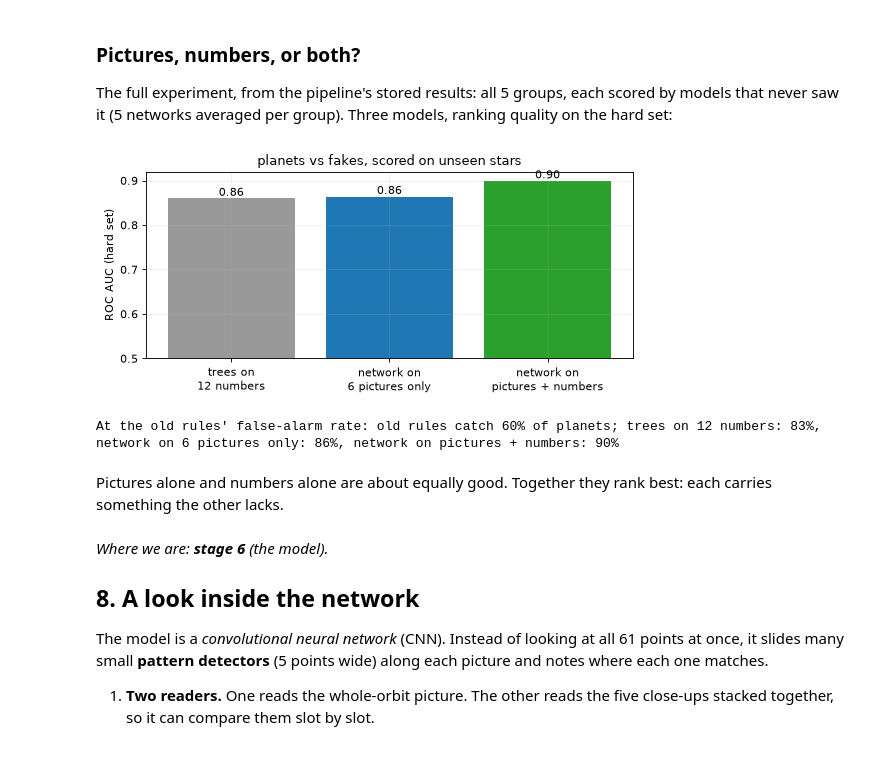
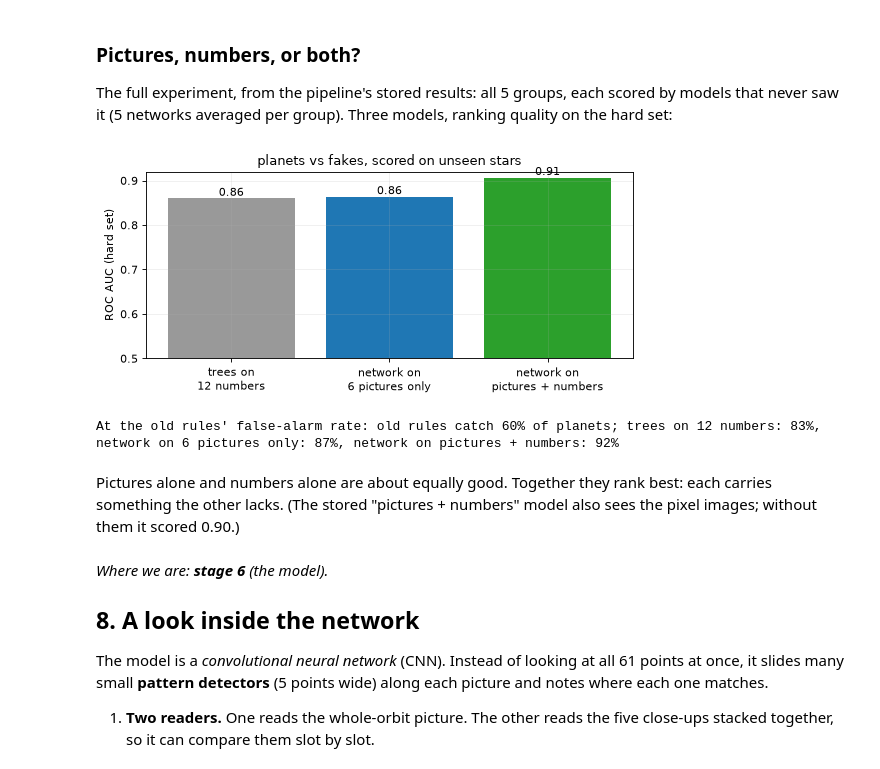
Before and after one commit to MikaVohl/exoplanets, a Jupyter notebook: notebooks/04_shape_model_walkthrough.ipynb, the cells around one changed output. Cells and saved outputs as stored; diff of their text form; code cells hidden in the pictures.

```diff
--- a/notebooks/03_shape_model_walkthrough.ipynb
+++ b/notebooks/04_shape_model_walkthrough.ipynb
@@ -342,18 +344,18 @@ NAMES = {'global': 'whole orbit', 'local': 'close-up', 'odd': 'odd dips', 'even'
 snap = {}
 for k in 'ABC':
     r = ex[k]
-    snap[k], ok = m7.signal_views(lcs[k], r.period, r.t0, r.duration_h / 24)
+    snap[k], ok = m4.signal_views(lcs[k], r.period, r.t0, r.duration_h / 24)
     assert ok
     for name in NAMES:
         assert np.allclose(snap[k][name], npz[name][r.view_row], atol=1e-4), (k, name)
 print('rebuilt snapshots match the stored ones for A, B and C')
 
-x_local = np.linspace(-2, 2, m7.LOCAL_BINS)   # in dip lengths
+x_local = np.linspace(-2, 2, m4.LOCAL_BINS)   # in dip lengths
 fig, axes = plt.subplots(3, 6, figsize=(15, 6.5))
 for i, k in enumerate('ABC'):
     for j, name in enumerate(NAMES):
         ax = axes[i, j]
-        x = np.linspace(-0.5, 0.5, m7.GLOBAL_BINS) if name == 'global' else x_local
+        x = np.linspace(-0.5, 0.5, m4.GLOBAL_BINS) if name == 'global' else x_local
         ax.plot(x, snap[k][name], color=COLORS[k], lw=1.2)
         if name != 'centroid':
             ax.set_ylim(-1.3, 0.3)
@@ -415,11 +417,11 @@ The search's checking code (`tess_hunt.search.vet_signal`) measures each dip on
 Some measurements are given **per dip**: divided by the square root of the number of dips. Why? Combining more dips makes any signal look stronger (noise shrinks like 1/√(number of dips)). And NASA watches planet stars longer, so they have more dips. Without this correction, the model could learn "more data means planet", which is useless. Dividing by √(dips) gives roughly the strength of one typical dip.
 # %%
 def measure_data(path_list):
-    # The 10-minute data the measurements are made on (as in 05_build_dataset.search_star), per sector
+    # The 10-minute data the measurements are made on (as in 02_build_dataset.search_star), per sector
     parts = []
     for p in path_list:
         try:
-            parts.append(m5.preprocess(p, m5.CONFIG)[0])
+            parts.append(m2.preprocess(p, m2.CONFIG)[0])
         except ValueError:          # sector rejected by the quality checks
             pass
     return {k: np.concatenate([d[k] for d in parts]) for k in ['time', 'flux', 'error', 'centroid1', 'centroid2']}, parts
@@ -497,7 +499,7 @@ dm = mdata['A']
 x = phase_offset(dm['time'], P, T0) * 24
 w = np.abs(x) < 3 * A.duration_h
 ax.plot(x[w], dm['flux'][w], '.', ms=1.5, alpha=.25, color='0.5')
-b, _ = m7.binned(x[w], dm['flux'][w], -3 * A.duration_h, 3 * A.duration_h, 61)
+b, _ = m4.binned(x[w], dm['flux'][w], -3 * A.duration_h, 3 * A.duration_h, 61)
 ax.plot(np.linspace(-3, 3, 61) * A.duration_h, b, color=COLORS['A'], lw=2)
 base_A = np.median(dm['flux'][np.abs(x) > A.duration_h])
 ax.axhline(base_A, color='k', lw=.8); ax.axhline(base_A - A.depth_ppm / 1e6, color='k', lw=.8, ls='--')
@@ -608,7 +610,7 @@ r = ex['D']; x, fl, cyc = folded_hours('D'); win3 = np.abs(x) < 2.5 * r.duration
 events = pd.DataFrame(vet['D']['events'])
 for parity, lab, c in [(1, 'odd dips', 'tab:purple'), (0, 'even dips', 'tab:cyan')]:
     s = win3 & (cyc % 2 == parity)
-    b, _ = m7.binned(x[s], fl[s], -2.5 * r.duration_h, 2.5 * r.duration_h, 41)
+    b, _ = m4.binned(x[s], fl[s], -2.5 * r.duration_h, 2.5 * r.duration_h, 41)
     ax.plot(np.linspace(-2.5, 2.5, 41) * r.duration_h, b, color=c, lw=2, label=lab)
     e = events[events.cycle % 2 == parity]
     depth, _ = weighted_mean(e.depth.values, e.depth_error.values)
@@ -622,7 +624,7 @@ lowest = []
 for shift, lab, c in [(0, 'main dip', '0.6'), (0.5, 'halfway point', COLORS['B'])]:
     x, fl, _ = folded_hours('B', shift); s = np.abs(x) < 2.5 * r.duration_h
     ax.plot(x[s], fl[s], '.', ms=1.5, alpha=.2, color=c)
-    b, _ = m7.binned(x[s], fl[s], -2.5 * r.duration_h, 2.5 * r.duration_h, 41)
+    b, _ = m4.binned(x[s], fl[s], -2.5 * r.duration_h, 2.5 * r.duration_h, 41)
     ax.plot(np.linspace(-2.5, 2.5, 41) * r.duration_h, b, color=c, lw=2, label=lab)
     lowest.append(b.min())
 ax.legend(fontsize=8, loc='lower left')
@@ -912,23 +914,23 @@ The full experiment, from the pipeline's stored results: all 5 groups, each scor
 # %%
 results = {}
 for col, name in [('gbt', 'trees on\n12 numbers'), ('views', 'network on\n6 pictures only'),
                   ('views_features', 'network on\npictures + numbers')]:
-    results[name], _ = m6.fold_stats(df, df[col].values, df.fold.values, df.hard.values)
+    results[name], _ = m3.fold_stats(df, df[col].values, df.fold.values, df.hard.values)
 fig, ax = plt.subplots(figsize=(7, 3.3))
 bars = ax.bar(list(results), [m.roc_auc for m in results.values()], color=['0.6', 'tab:blue', 'tab:green'])
 ax.bar_label(bars, fmt='%.2f')
 ax.set(ylim=(0.5, 0.92), ylabel='ROC AUC (hard set)', title='planets vs fakes, scored on unseen stars')
 plt.tight_layout(); plt.show()
 auc = [m.roc_auc for m in results.values()]
 assert auc[2] > max(auc[:2])
 rules = next(iter(results.values())).rules_planets_caught
 print(f"At the old rules' false-alarm rate: old rules catch {rules:.0%} of planets; "
       + ', '.join(f"{n.replace(chr(10), ' ')}: {m.model_planets_caught:.0%}" for n, m in results.items()))
 # %% [output]
-[figure, old version]
+[figure, new version]
-At the old rules' false-alarm rate: old rules catch 60% of planets; trees on 12 numbers: 83%, network on 6 pictures only: 86%, network on pictures + numbers: 90%
+At the old rules' false-alarm rate: old rules catch 60% of planets; trees on 12 numbers: 83%, network on 6 pictures only: 87%, network on pictures + numbers: 92%
 # %% [markdown]
-Pictures alone and numbers alone are about equally good. Together they rank best: each carries something the other lacks.
+Pictures alone and numbers alone are about equally good. Together they rank best: each carries something the other lacks. (The stored "pictures + numbers" model also sees the pixel images; without them it scored 0.90.)
 # %% [markdown]
 *Where we are: **stage 6** (the model).*
 
```
Also changed, not shown: parts of 9 cells of this notebook, 47 other files.
